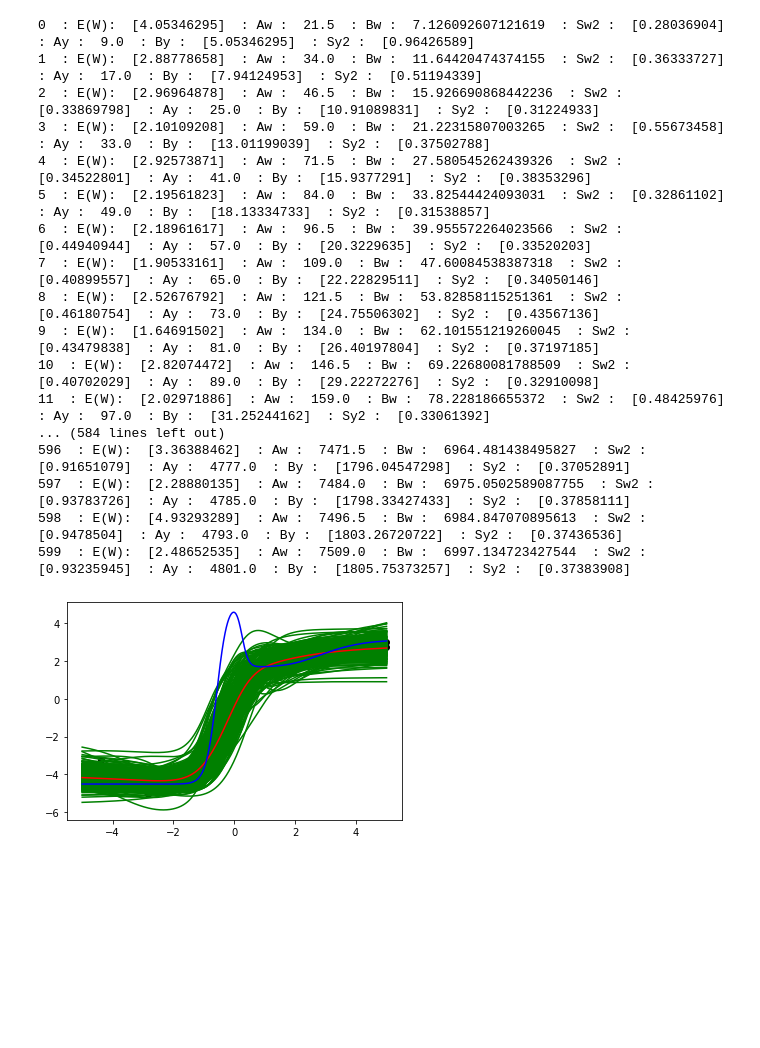
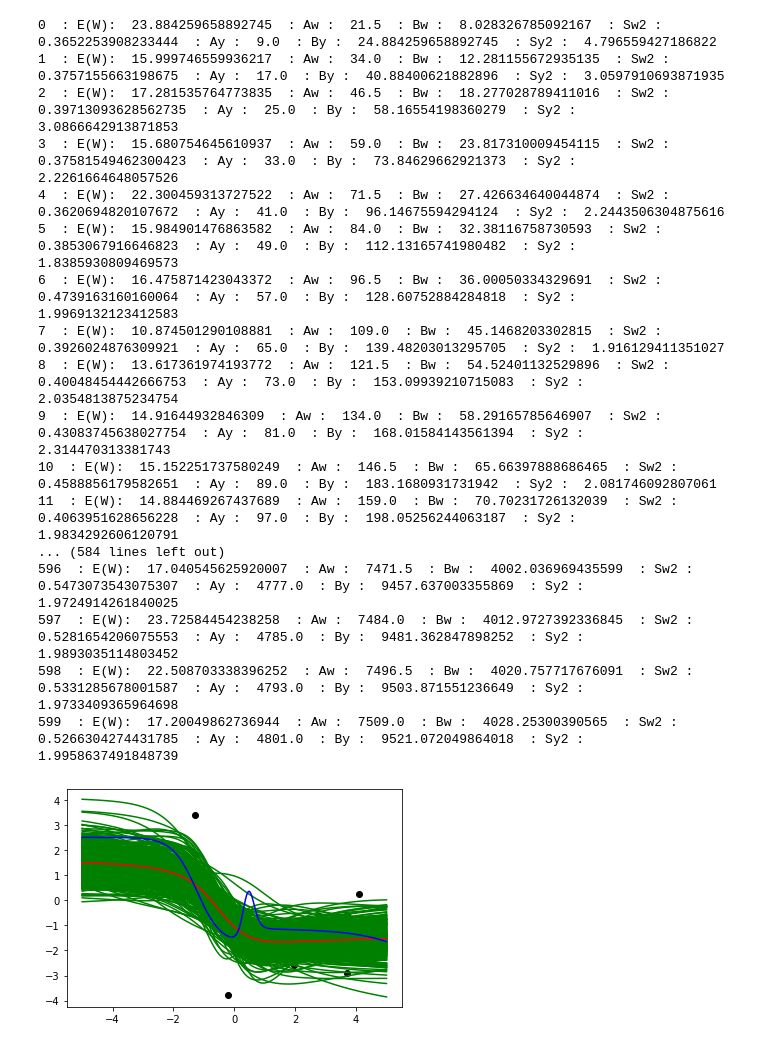
Before and after one commit to sy-eng/mosyamosya, a Jupyter notebook: bayesDL/chapter5/P118InferenceOfParameterWithHMC.ipynb, the cells around one changed output. Saved outputs shown, nothing was run; the diff lists cells and outputs as text; code cells hidden in the pictures; blank space fills up the shorter version.

```diff
--- a/bayesDL/chapter5/P118InferenceOfParameterWithHMC.ipynb
+++ b/bayesDL/chapter5/P118InferenceOfParameterWithHMC.ipynb
@@ -11,7 +11,7 @@ dataAreaMin = -5.0
 
 trainDataNum = 16
 trainSigmaW2 = 9.0
-trainSigmaY2 = 0.25
+trainSigmaY2 = 2.25
 trainHiddenLayerNum = 5
 
 #These values should be inferred
@@ -25,7 +25,7 @@ prevError = sys.float_info.max
 learningNum = 300
 sampleNum = 300
 # This value is modified
-epsilon = 0.01
+epsilon = 0.02
 #epsilon = 0.0002
 epsilonU = epsilon
 epsilonP = epsilon
@@ -108,7 +108,7 @@ trainNN = NN(trainWh1, trainWh2)
 trainYs = []
 for x in trainXs:
     trainNN.setX(x)
-    trainYs.append(trainNN.getA2data() + np.random.normal(loc = 0.0, scale = np.sqrt(trainSigmaY2), size = 1))
+    trainYs.append(trainNN.getA2data() + np.random.normal(loc = 0.0, scale = np.sqrt(trainSigmaY2), size = 1)[0])
 
 # Create a line
 originalXs = np.linspace(dataAreaMin, dataAreaMax, 1000)
@@ -220,51 +220,51 @@ for i in range(sampleNum + learningNum):
     # (5.29)
     learningBY2 += ew
 
-    # Update SigmaW2 and SigmaY2???
+    # Update SigmaW2 and SigmaY2
     # (5.23)
-    learningSigmaW2 = 1/np.random.gamma(learningAW2, 1/learningBW2, 1)
+    learningSigmaW2 = 1/np.random.gamma(learningAW2, 1/learningBW2, 1)[0]
     # (5.27)
-    learningSigmaY2 = 1/np.random.gamma(learningAY2, 1/learningBY2, 1)
+    learningSigmaY2 = 1/np.random.gamma(learningAY2, 1/learningBY2, 1)[0]
 
     if i >= learningNum:
         tmpYs = []
         for x in originalXs:
             learningNN.setX(x)
             tmpYs.append(learningNN.getA2data())
         sampledYs.append(tmpYs)
 
 #    print(i, " : E(W): ", ew)
     print(i, " : E(W): ", ew, " : Aw : ", learningAW2, " : Bw : ", learningBW2, " : Sw2 : ", learningSigmaW2, " : Ay : ", learningAY2, " : By : ", learningBY2, " : Sy2 : ", learningSigmaY2)
 
 sampledYsT = np.array(sampledYs).T
 mapYs = []
 for ys in sampledYsT:
     mapYs.append(np.sum(ys) / len(ys))
 
 ax = fig.add_subplot(1, 1, 1)
 plt.scatter(trainXs, trainYs, color = "black")
 for ys in sampledYs:
     plt.plot(originalXs, ys, color = "green")
 plt.plot(originalXs, mapYs, color = "red")
 plt.plot(originalXs, originalYs, color = "blue")
 
 plt.show()
 # %% [output]
-0  : E(W):  [4.05346295]  : Aw :  21.5  : Bw :  7.126092607121619  : Sw2 :  [0.28036904]  : Ay :  9.0  : By :  [5.05346295]  : Sy2 :  [0.96426589]
-1  : E(W):  [2.88778658]  : Aw :  34.0  : Bw :  11.64420474374155  : Sw2 :  [0.36333727]  : Ay :  17.0  : By :  [7.94124953]  : Sy2 :  [0.51194339]
-2  : E(W):  [2.96964878]  : Aw :  46.5  : Bw :  15.926690868442236  : Sw2 :  [0.33869798]  : Ay :  25.0  : By :  [10.91089831]  : Sy2 :  [0.31224933]
-3  : E(W):  [2.10109208]  : Aw :  59.0  : Bw :  21.22315807003265  : Sw2 :  [0.55673458]  : Ay :  33.0  : By :  [13.01199039]  : Sy2 :  [0.37502788]
-4  : E(W):  [2.92573871]  : Aw :  71.5  : Bw :  27.580545262439326  : Sw2 :  [0.34522801]  : Ay :  41.0  : By :  [15.9377291]  : Sy2 :  [0.38353296]
-5  : E(W):  [2.19561823]  : Aw :  84.0  : Bw :  33.82544424093031  : Sw2 :  [0.32861102]  : Ay :  49.0  : By :  [18.13334733]  : Sy2 :  [0.31538857]
-6  : E(W):  [2.18961617]  : Aw :  96.5  : Bw :  39.955572264023566  : Sw2 :  [0.44940944]  : Ay :  57.0  : By :  [20.3229635]  : Sy2 :  [0.33520203]
-7  : E(W):  [1.90533161]  : Aw :  109.0  : Bw :  47.60084538387318  : Sw2 :  [0.40899557]  : Ay :  65.0  : By :  [22.22829511]  : Sy2 :  [0.34050146]
-8  : E(W):  [2.52676792]  : Aw :  121.5  : Bw :  53.82858115251361  : Sw2 :  [0.46180754]  : Ay :  73.0  : By :  [24.75506302]  : Sy2 :  [0.43567136]
-9  : E(W):  [1.64691502]  : Aw :  134.0  : Bw :  62.101551219260045  : Sw2 :  [0.43479838]  : Ay :  81.0  : By :  [26.40197804]  : Sy2 :  [0.37197185]
-10  : E(W):  [2.82074472]  : Aw :  146.5  : Bw :  69.22680081788509  : Sw2 :  [0.40702029]  : Ay :  89.0  : By :  [29.22272276]  : Sy2 :  [0.32910098]
-11  : E(W):  [2.02971886]  : Aw :  159.0  : Bw :  78.228186655372  : Sw2 :  [0.48425976]  : Ay :  97.0  : By :  [31.25244162]  : Sy2 :  [0.33061392]
+0  : E(W):  23.884259658892745  : Aw :  21.5  : Bw :  8.028326785092167  : Sw2 :  0.3652253908233444  : Ay :  9.0  : By :  24.884259658892745  : Sy2 :  4.796559427186822
+1  : E(W):  15.999746559936217  : Aw :  34.0  : Bw :  12.281155672935135  : Sw2 :  0.3757155663198675  : Ay :  17.0  : By :  40.88400621882896  : Sy2 :  3.0597910693871935
+2  : E(W):  17.281535764773835  : Aw :  46.5  : Bw :  18.277028789411016  : Sw2 :  0.39713093628562735  : Ay :  25.0  : By :  58.16554198360279  : Sy2 :  3.0866642913871853
+3  : E(W):  15.680754645610937  : Aw :  59.0  : Bw :  23.817310009454115  : Sw2 :  0.37581549462300423  : Ay :  33.0  : By :  73.84629662921373  : Sy2 :  2.2261664648057526
+4  : E(W):  22.300459313727522  : Aw :  71.5  : Bw :  27.426634640044874  : Sw2 :  0.3620694820107672  : Ay :  41.0  : By :  96.14675594294124  : Sy2 :  2.2443506304875616
+5  : E(W):  15.984901476863582  : Aw :  84.0  : Bw :  32.38116758730593  : Sw2 :  0.3853067916646823  : Ay :  49.0  : By :  112.13165741980482  : Sy2 :  1.8385930809469573
+6  : E(W):  16.475871423043372  : Aw :  96.5  : Bw :  36.00050334329691  : Sw2 :  0.4739163160160064  : Ay :  57.0  : By :  128.60752884284818  : Sy2 :  1.9969132123412583
+7  : E(W):  10.874501290108881  : Aw :  109.0  : Bw :  45.1468203302815  : Sw2 :  0.3926024876309921  : Ay :  65.0  : By :  139.48203013295705  : Sy2 :  1.916129411351027
+8  : E(W):  13.617361974193772  : Aw :  121.5  : Bw :  54.52401132529896  : Sw2 :  0.40048454442666753  : Ay :  73.0  : By :  153.09939210715083  : Sy2 :  2.0354813875234754
+9  : E(W):  14.91644932846309  : Aw :  134.0  : Bw :  58.29165785646907  : Sw2 :  0.43083745638027754  : Ay :  81.0  : By :  168.01584143561394  : Sy2 :  2.314470313381743
+10  : E(W):  15.152251737580249  : Aw :  146.5  : Bw :  65.66397888686465  : Sw2 :  0.4588856179582651  : Ay :  89.0  : By :  183.1680931731942  : Sy2 :  2.081746092807061
+11  : E(W):  14.884469267437689  : Aw :  159.0  : Bw :  70.70231726132039  : Sw2 :  0.4063951628656228  : Ay :  97.0  : By :  198.05256244063187  : Sy2 :  1.9834292606120791
 ... (584 lines left out)
-596  : E(W):  [3.36388462]  : Aw :  7471.5  : Bw :  6964.481438495827  : Sw2 :  [0.91651079]  : Ay :  4777.0  : By :  [1796.04547298]  : Sy2 :  [0.37052891]
-597  : E(W):  [2.28880135]  : Aw :  7484.0  : Bw :  6975.0502589087755  : Sw2 :  [0.93783726]  : Ay :  4785.0  : By :  [1798.33427433]  : Sy2 :  [0.37858111]
-598  : E(W):  [4.93293289]  : Aw :  7496.5  : Bw :  6984.847070895613  : Sw2 :  [0.9478504]  : Ay :  4793.0  : By :  [1803.26720722]  : Sy2 :  [0.37436536]
-599  : E(W):  [2.48652535]  : Aw :  7509.0  : Bw :  6997.134723427544  : Sw2 :  [0.93235945]  : Ay :  4801.0  : By :  [1805.75373257]  : Sy2 :  [0.37383908]
+596  : E(W):  17.040545625920007  : Aw :  7471.5  : Bw :  4002.036969435599  : Sw2 :  0.5473073543075307  : Ay :  4777.0  : By :  9457.637003355869  : Sy2 :  1.9724914261840025
+597  : E(W):  23.72584454238258  : Aw :  7484.0  : Bw :  4012.9727392336845  : Sw2 :  0.5281654206075553  : Ay :  4785.0  : By :  9481.362847898252  : Sy2 :  1.9893035114803452
+598  : E(W):  22.508703338396252  : Aw :  7496.5  : Bw :  4020.757717676091  : Sw2 :  0.5331285678001587  : Ay :  4793.0  : By :  9503.871551236649  : Sy2 :  1.9733409365964698
+599  : E(W):  17.20049862736944  : Aw :  7509.0  : Bw :  4028.25300390565  : Sw2 :  0.5266304274431785  : Ay :  4801.0  : By :  9521.072049864018  : Sy2 :  1.9958637491848739
-[figure, old version]
+[figure, new version]
```
Also changed, not shown: 1 other file.
